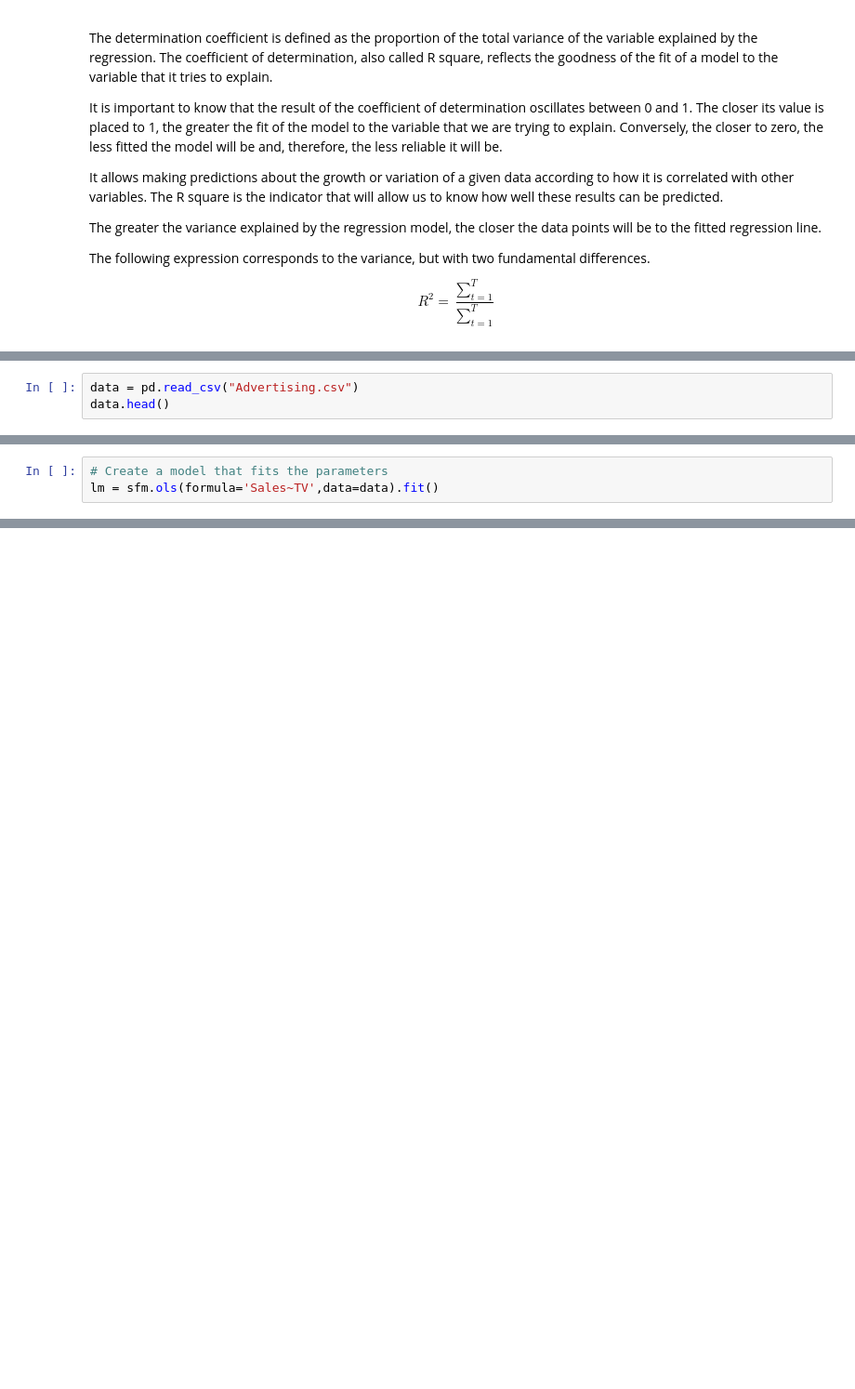
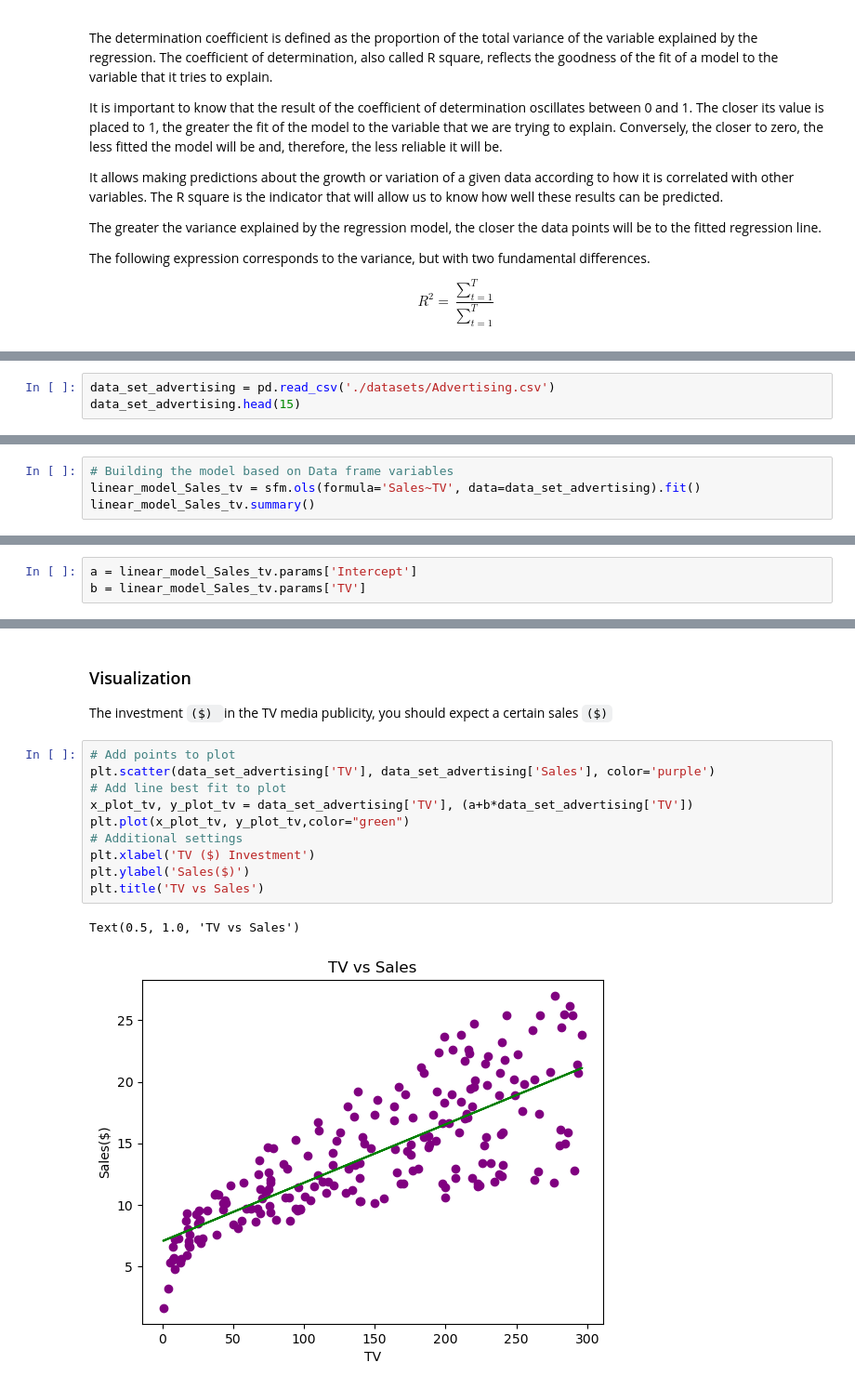
Before and after one commit to Garavirod/data-science, a Jupyter notebook: data-science/linear-regression/simple/simple-lenear-regression.ipynb, the cells around one changed output, grey strips where cells are left out. Shown at 93% size. Cells and saved outputs as stored; diff of their text form; blank space fills up the shorter version.

```diff
--- a/data-science/linear-regression/simple/simple-lenear-regression.ipynb
+++ b/data-science/linear-regression/simple/simple-lenear-regression.ipynb
@@ -215,4 +245,4 @@ from math import ceil
 # %%
-data = pd.read_csv("Advertising.csv")
-data.head()
+data_set_advertising = pd.read_csv('./datasets/Advertising.csv')
+data_set_advertising.head(15)
 # %% [output]
@@ -220,3 +265,4 @@ FileNotFoundError: [Errno 2] No such file or directory: 'Advertising.csv'
 # %%
-# Create a model that fits the parameters
-lm = sfm.ols(formula='Sales~TV',data=data).fit()
+# Building the model based on Data frame variables
+linear_model_Sales_tv = sfm.ols(formula='Sales~TV', data=data_set_advertising).fit()
+linear_model_Sales_tv.summary()
@@ -226,4 +292,7 @@ lm.params
 Intercept    7.032594
 TV           0.047537
 dtype: float64
+# %%
+a = linear_model_Sales_tv.params['Intercept']
+b = linear_model_Sales_tv.params['TV']
 # %% [markdown]
@@ -234,0 +307,18 @@ $$ \beta = 0.047537 $$
+# %% [markdown]
+### Visualization
+
+The investment `($) `in the TV media publicity,
+you should expect a certain sales `($)`
+# %%
+# Add points to plot
+plt.scatter(data_set_advertising['TV'], data_set_advertising['Sales'], color='purple')
+# Add line best fit to plot
+x_plot_tv, y_plot_tv = data_set_advertising['TV'], (a+b*data_set_advertising['TV'])
+plt.plot(x_plot_tv, y_plot_tv,color="green")
+# Additional settings
+plt.xlabel('TV ($) Investment')
+plt.ylabel('Sales($)')
+plt.title('TV vs Sales')
+# %% [output]
+Text(0.5, 1.0, 'TV vs Sales')
+[figure, added]
```
Also changed, not shown: parts of 15 cells of this notebook.
